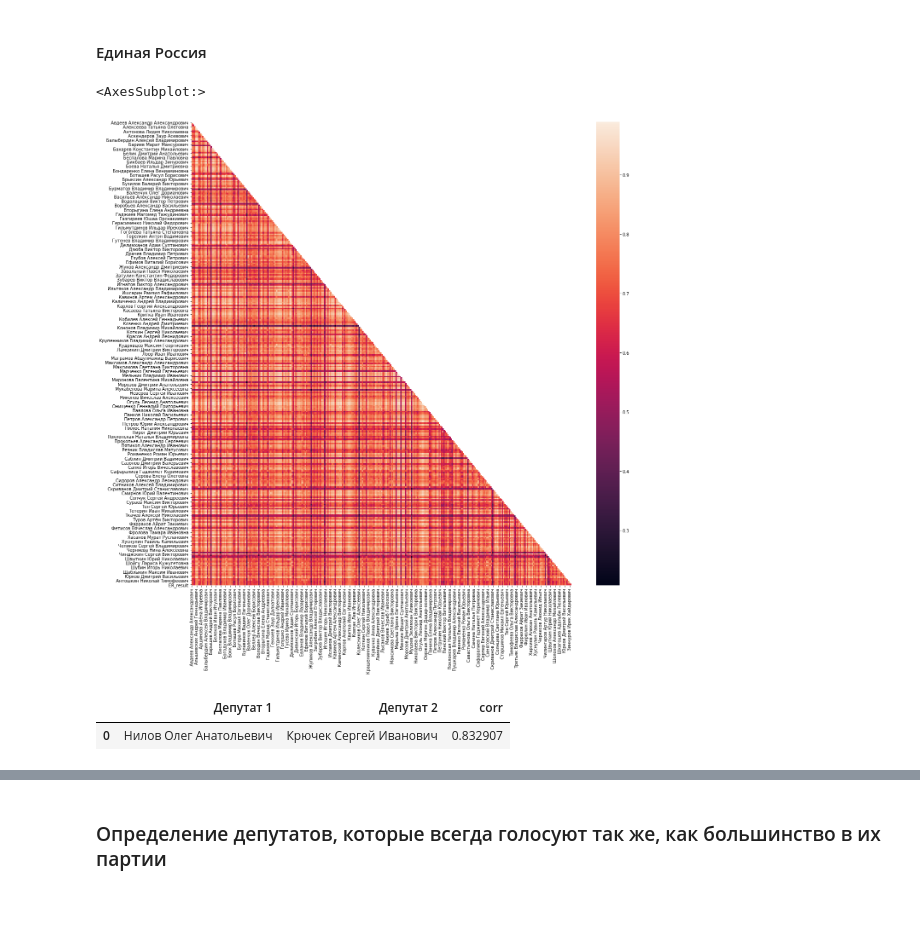
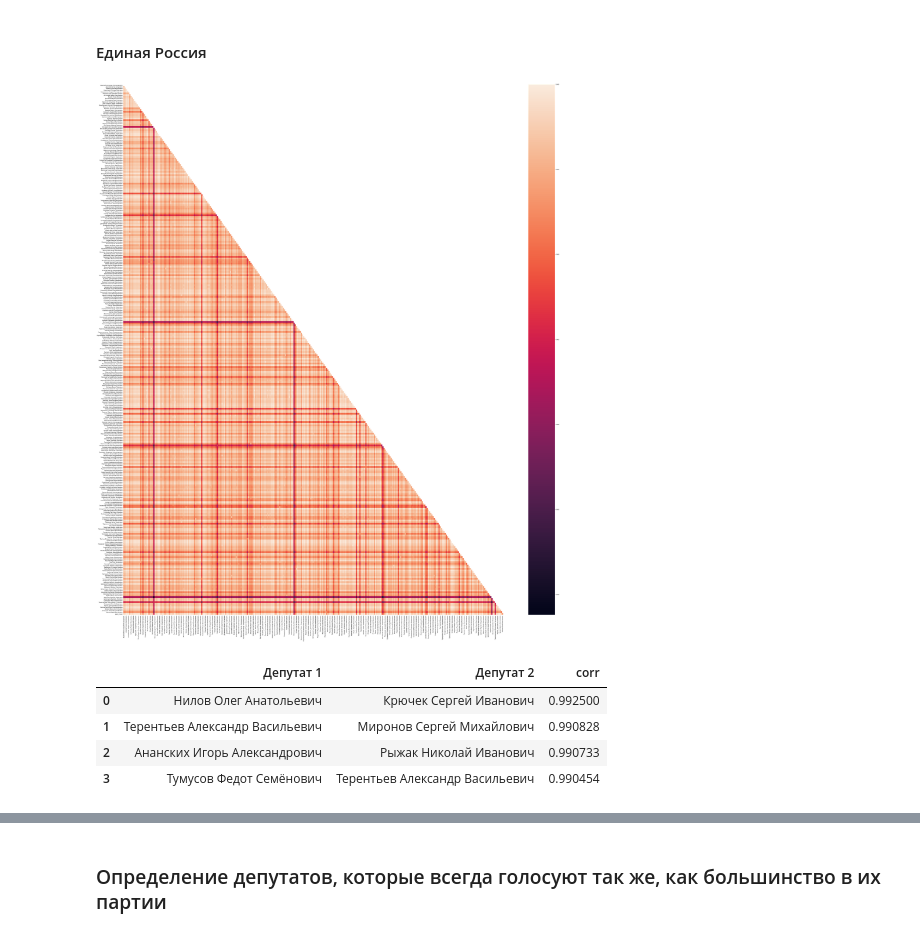
Before and after one commit to drheavy/GD_vote, a Jupyter notebook: GD_vote_results-Correlation.ipynb, the cells around one changed output, grey strips where cells are left out. Cells and saved outputs as stored; diff of their text form; code cells hidden in the pictures; blank space fills up the shorter version.

```diff
--- a/GD_vote_results-Correlation.ipynb
+++ b/GD_vote_results-Correlation.ipynb
@@ -60,6 +45,13 @@ def vote_result(row):
         if np.abs(v) == 1:
             v_sum += v
     return v_sum
+
+# Функция замены голоса отсутствующего депутата на "голос партии"
+def votes_olny(row):
+    for i, v in enumerate(row):
+        if v == 2:
+            row[i] = row['party_result']
+    return row
 # %% [markdown]
 ### Создание датафреймов для каждой партии и вычисление коэффициента корреляции Пирсона между всеми депутатами в партии
 # %% [markdown]
@@ -86,11 +82,11 @@ sns.heatmap(corr, mask=mask, annot=True, fmt='.2f')
 # %% [markdown]
 #### ЛДПР
 # %%
-df_LDPR = df_full.loc[:, dep_df_cr[dep_df_cr[0] == 'ЛДПР'].index]
-df_LDPR['LDPR_result'] = df_LDPR.apply(vote_result, axis='columns').map(lambda x: int(abs(x)/x) if x != 0 else 0)
+df['ЛДПР'] = df_full.loc[:, dep_df_cr[dep_df_cr == 'ЛДПР'].index]
 
-corr = df_LDPR.corr()
-mask = np.triu(np.ones_like(corr, dtype=bool))
-plt.figure(figsize=(15,10))
-sns.heatmap(corr, mask=mask, annot=True, fmt='.2f');
+df['ЛДПР']['party_result'] = df['ЛДПР'].apply(vote_result, axis='columns').map(lambda x: int(abs(x)/x) if x != 0 else 0)
+
+df['ЛДПР'].apply(votes_olny, axis='columns')
+
+corr_func(df['ЛДПР'], figsize=(17,12))
 # %% [output]
@@ -98,11 +94,11 @@ sns.heatmap(corr, mask=mask, annot=True, fmt='.2f');
 # %% [markdown]
 #### КПРФ
 # %%
-df_KPRF = df_full.loc[:, dep_df_cr[dep_df_cr[0] == 'КПРФ'].index]
-df_KPRF['KPRF_result'] = df_KPRF.apply(vote_result, axis='columns').map(lambda x: int(abs(x)/x) if x != 0 else 0)
+df['КПРФ'] = df_full.loc[:, dep_df_cr[dep_df_cr == 'КПРФ'].index]
 
-corr = df_KPRF.corr()
-mask = np.triu(np.ones_like(corr, dtype=bool))
-plt.figure(figsize=(20,20))
-sns.heatmap(corr, mask=mask, annot=True, fmt='.2f');
+df['КПРФ']['party_result'] = df['КПРФ'].apply(vote_result, axis='columns').map(lambda x: int(abs(x)/x) if x != 0 else 0)
+
+df['КПРФ'].apply(votes_olny, axis='columns')
+
+corr_func(df['КПРФ'], figsize=(20,15))
 # %% [output]
@@ -110,15 +106,14 @@ sns.heatmap(corr, mask=mask, annot=True, fmt='.2f');
 # %% [markdown]
 #### Единая Россия
 # %%
-df_ER = df_full.loc[:, dep_df_cr[dep_df_cr[0] == 'ЕР'].index]
-df_ER['ER_result'] = df_ER.apply(vote_result, axis='columns').map(lambda x: int(abs(x)/x) if x != 0 else 0)
+df['ЕР'] = df_full.loc[:, dep_df_cr[dep_df_cr == 'ЕР'].index]
 
-corr = df_ER.corr()
-mask = np.triu(np.ones_like(corr, dtype=bool))
-plt.figure(figsize=(20,20))
-sns.heatmap(corr, mask=mask, fmt='.2f')
+df['ЕР']['party_result'] = df['ЕР'].apply(vote_result, axis='columns').map(lambda x: int(abs(x)/x) if x != 0 else 0)
+
+df['ЕР'].apply(votes_olny, axis='columns')
+
+corr_func(df['ЕР'], annot=False, figsize=(70,80))
 # %% [output]
-<AxesSubplot:>
-[figure, old version]
+[figure, new version]
 # %%
 # Определение попарных корреляций выше заданного threshold
@@ -138,8 +133,11 @@ def corr_feature_detect(data, threshold=0.8, feature_name='feature'):
 
     return corrmat
 # %%
-corr_feature_detect(data=df_SR, threshold=0.8, feature_name='Депутат')
+corr_feature_detect(data=df['СР'].drop(columns=['party_result']), threshold=0.99, feature_name='Депутат')
 # %% [output]
 |  | Депутат 1 | Депутат 2 | corr |
-| 0 | Нилов Олег Анатольевич | Крючек Сергей Иванович | 0.832907 |
+| 0 | Нилов Олег Анатольевич | Крючек Сергей Иванович | 0.992500 |
+| 1 | Терентьев Александр Васильевич | Миронов Сергей Михайлович | 0.990828 |
+| 2 | Ананских Игорь Александрович | Рыжак Николай Иванович | 0.990733 |
+| 3 | Тумусов Федот Семёнович | Терентьев Александр Васильевич | 0.990454 |
 # %%
```
Also changed, not shown: parts of 37 cells of this notebook, 3 other files.
